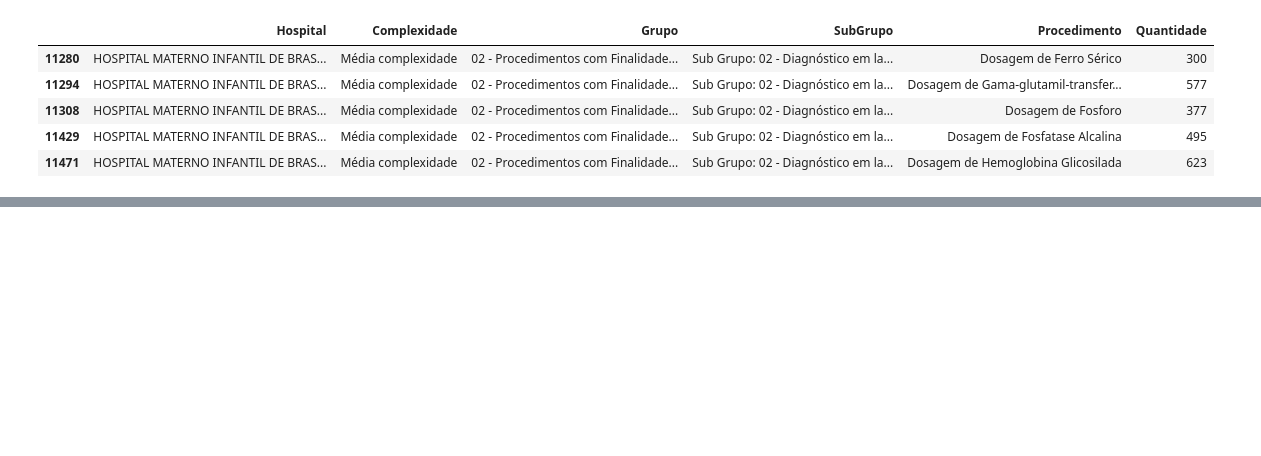
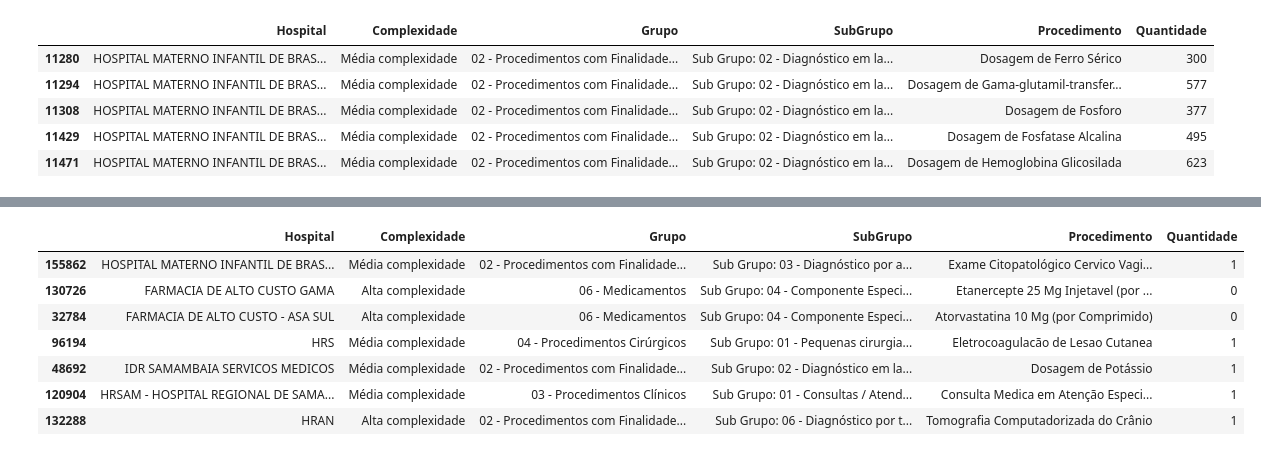
Before and after one commit to ebraimcarvalho/analise-dados-python-labhacker, a Jupyter notebook: saude_df_csv.ipynb, the cells around one changed output, grey strips where cells are left out. Saved outputs shown, nothing was run; the diff lists cells and outputs as text; code cells hidden in the pictures; blank space fills up the shorter version.

```diff
--- a/saude_df_csv.ipynb
+++ b/saude_df_csv.ipynb
@@ -147,0 +152,12 @@ Name: Procedimento, Length: 200, dtype: int64
+# %%
+# Lista Linhas aleatórias do dataframe
+df.sample(7)
+# %% [output]
+|  | Hospital | Complexidade | Grupo | SubGrupo | Procedimento | Quantidade |
+| 155862 | HOSPITAL MATERNO INFANTIL DE BRAS... | Média complexidade | 02 - Procedimentos com Finalidade... | Sub Grupo: 03 - Diagnóstico por a... | Exame Citopatológico Cervico Vagi... | 1 |
+| 130726 | FARMACIA DE ALTO CUSTO GAMA | Alta complexidade | 06 - Medicamentos | Sub Grupo: 04 - Componente Especi... | Etanercepte 25 Mg Injetavel (por ... | 0 |
+| 32784 | FARMACIA DE ALTO CUSTO - ASA SUL | Alta complexidade | 06 - Medicamentos | Sub Grupo: 04 - Componente Especi... | Atorvastatina 10 Mg (por Comprimido) | 0 |
+| 96194 | HRS | Média complexidade | 04 - Procedimentos Cirúrgicos | Sub Grupo: 01 - Pequenas cirurgia... | Eletrocoagulacão de Lesao Cutanea | 1 |
+| 48692 | IDR SAMAMBAIA SERVICOS MEDICOS | Média complexidade | 02 - Procedimentos com Finalidade... | Sub Grupo: 02 - Diagnóstico em la... | Dosagem de Potássio | 1 |
+| 120904 | HRSAM - HOSPITAL REGIONAL DE SAMA... | Média complexidade | 03 - Procedimentos Clínicos | Sub Grupo: 01 - Consultas / Atend... | Consulta Medica em Atenção Especi... | 1 |
+| 132288 | HRAN | Alta complexidade | 02 - Procedimentos com Finalidade... | Sub Grupo: 06 - Diagnóstico por t... | Tomografia Computadorizada do Crânio | 1 |
```
Also changed, not shown: parts of 20 cells of this notebook.
